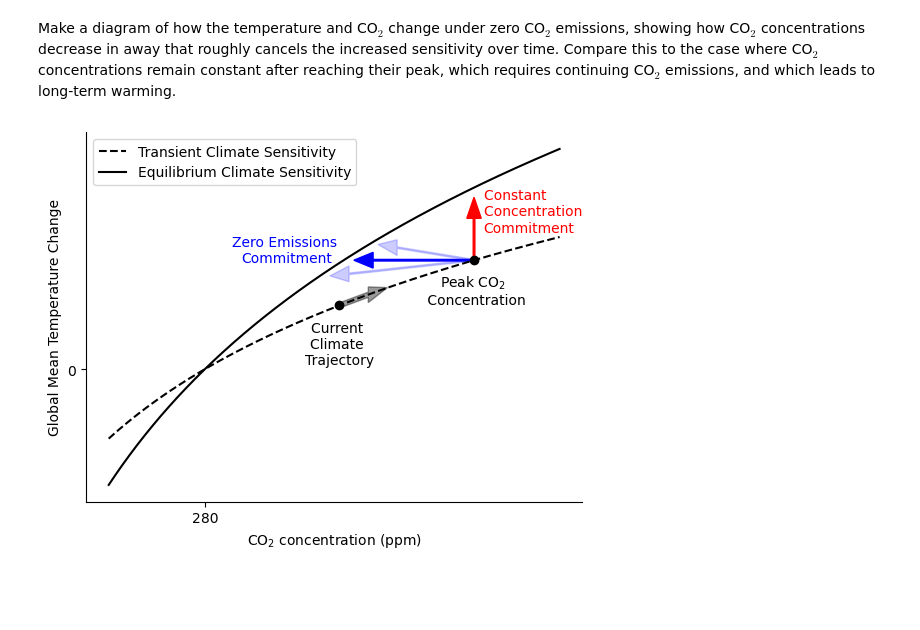
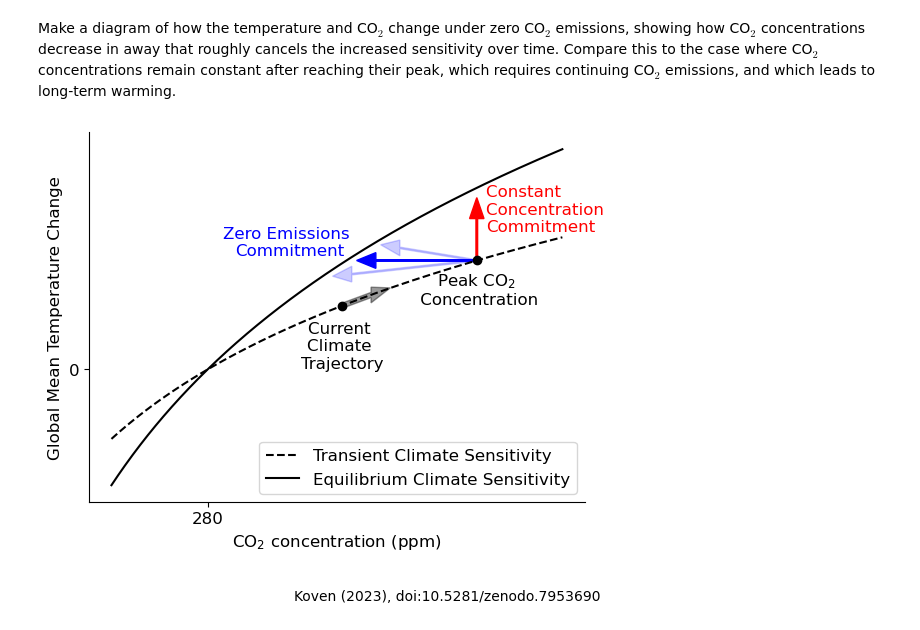
Before and after one commit to ckoven/zec_schematic, a Jupyter notebook: ZEC_schematic_notebook.ipynb, the cells around one changed output. Drawn from its saved outputs; the diff is of its cells as text; code cells hidden in the pictures; blank space fills up the shorter version.

Commit message:
increased font size and added citation to figure

```diff
--- a/ZEC_schematic_notebook.ipynb
+++ b/ZEC_schematic_notebook.ipynb
@@ -5,3 +6,5 @@ import numpy as np
+# %%
+plt.rcParams.update({'font.size': 12})
 # %% [markdown]
 Create datsaets of CO$_2$ concentrations, and two logarithmic climate sensitivities as a function of those CO$_2$ concentrations. The lower sensitivity is the "transient" one, or what temperature change occurs as CO$_2$ concentrations increase. The higher sensitivity is the "equilibrium" one, after the ocean has had time to take up enough heat to stabilize its temeprature for a given CO$_2$ concentration.
 # %%
@@ -17,32 +20,34 @@ Make a diagram of how the temperature and CO$_2$ change under zero CO$_2$ emissi
 # %%
 
 fig, ax = plt.subplots()
 temp1.plot(color='black', linestyle='dashed', label='Transient Climate Sensitivity')
 temp2.plot(color='black', linestyle='solid', label='Equilibrium Climate Sensitivity')
 ax.set_yticks([0.])
 ax.set_xticks([280.])
 ax.set_ylabel('Global Mean Temperature Change')
 plt.arrow(560,temp1[twoxco2],-125,0, color='blue', width=0.03, head_width=0.3, head_length=20, length_includes_head=True)
 plt.arrow(560,temp1[twoxco2],-100,0.3, color='blue', alpha=0.2, width=0.03, head_width=0.3, head_length=20, length_includes_head=True)
 plt.arrow(560,temp1[twoxco2],-150,-0.3, color='blue', alpha=0.2, width=0.03, head_width=0.3, head_length=20, length_includes_head=True)
 plt.arrow(560,temp1[twoxco2],0,1.2, color='red', width=1.7, head_width=15, head_length=0.4, length_includes_head=True)
 plt.text(560,temp1[twoxco2]-0.8, 'Peak CO$_2$ \n Concentration', ha='center',wrap=True)
 
 plt.plot(560,temp1[twoxco2], 'o', c='black')
 
 plt.plot(420,temp1[nowco2], 'o', c='black')
 plt.arrow(420,temp1[nowco2],50,0.34, color='black', alpha=0.4, width=0.1, head_width=0.3, head_length=20, length_includes_head=True)
 plt.text(420,temp1[nowco2]-0.3, 'Current \nClimate \nTrajectory',wrap=True, ha='center', va='top')
 
-plt.text(570,temp1[twoxco2]+1.37, 'Constant \nConcentration \nCommitment',wrap=True, ha='left', va='top', color='red')
-plt.text(365,temp1[twoxco2]+0.2, 'Zero Emissions \nCommitment',wrap=True, ha='center', va='center', color='blue')
+plt.text(570,temp1[twoxco2]+1.45, 'Constant \nConcentration \nCommitment',wrap=True, ha='left', va='top', color='red')
+plt.text(365,temp1[twoxco2]+0.35, 'Zero Emissions \nCommitment',wrap=True, ha='center', va='center', color='blue')
+
+plt.text(370,-4.4, 'Koven (2023), doi:10.5281/zenodo.7953690', fontsize='small')
 
 ax.spines[['right', 'top']].set_visible(False)
 
-plt.legend()
+plt.legend(loc='lower right')
 
 plt.show()
 
-fig.savefig('zec_schematic.png',dpi=300)
+fig.savefig('zec_schematic.png',dpi=300, bbox_inches='tight')
 # %% [output]
-[figure, old version]
+[figure, new version]
```
Also changed, not shown: parts of 1 cell of this notebook, 1 other file.
